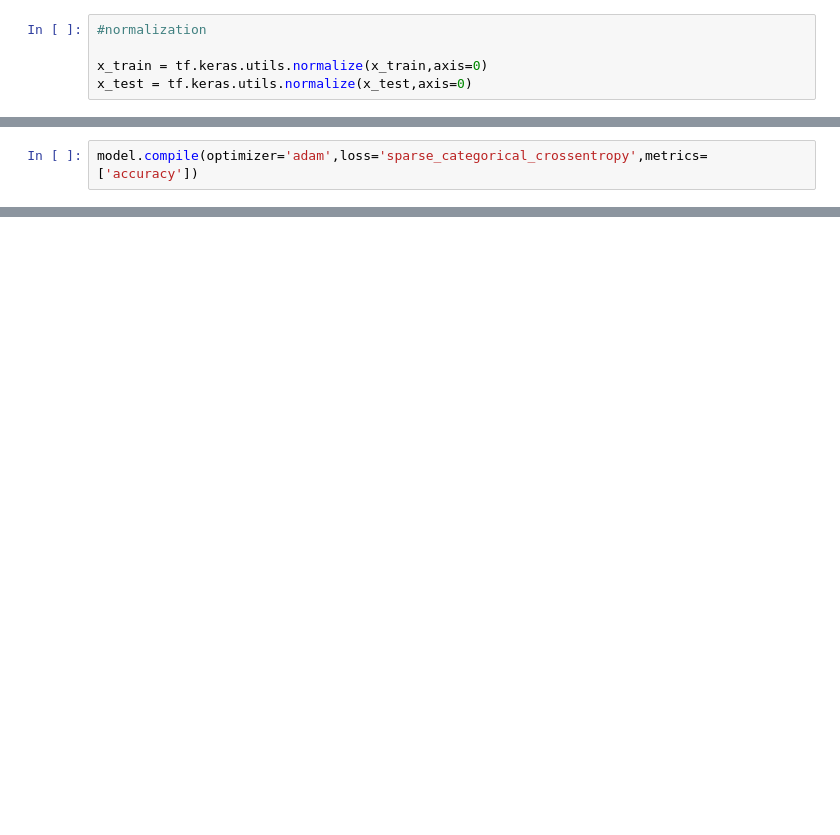
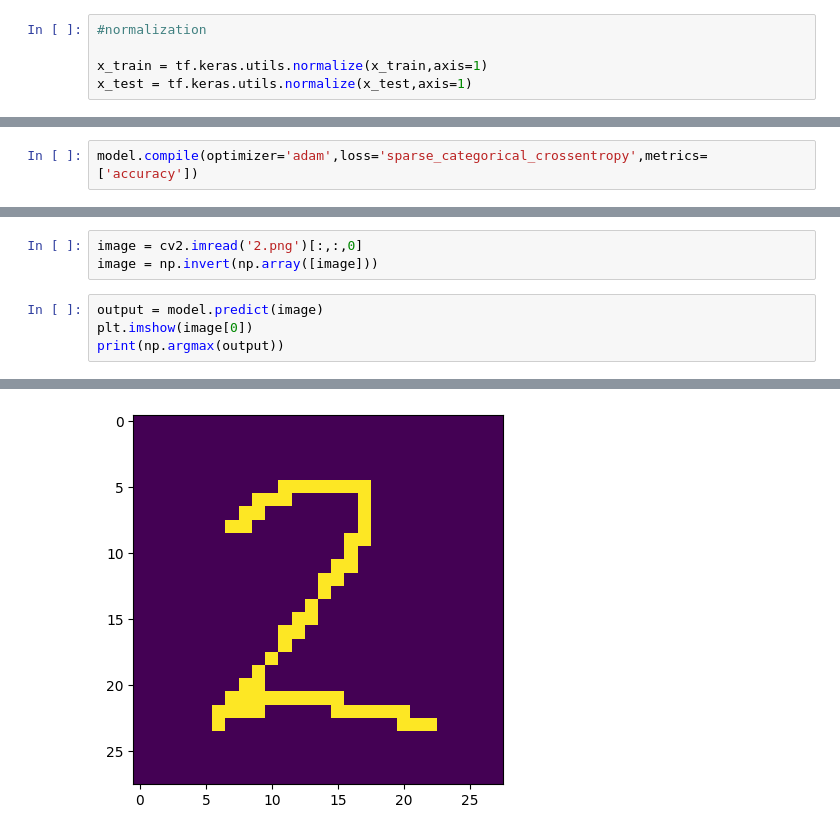
Before and after one commit to pradul7/Handwritten_digit_recognition, a Jupyter notebook: Handwritten_digit_recognition.ipynb, the cells around one changed output, grey strips where cells are left out. Saved outputs shown, nothing was run; the diff lists cells and outputs as text; blank space fills up the shorter version.

```diff
--- a/Handwritten_digit_recognition.ipynb
+++ b/Handwritten_digit_recognition.ipynb
@@ -26,8 +26,8 @@ for i in range(9):
 # %%
 #normalization
 
-x_train = tf.keras.utils.normalize(x_train,axis=0)
-x_test = tf.keras.utils.normalize(x_test,axis=0)
+x_train = tf.keras.utils.normalize(x_train,axis=1)
+x_test = tf.keras.utils.normalize(x_test,axis=1)
 # %% [markdown]
 Model
 # %%
@@ -90,0 +90,8 @@ Epoch 15/15
+# %%
+image = cv2.imread('2.png')[:,:,0]
+image = np.invert(np.array([image]))
+# %%
+output = model.predict(image)
+plt.imshow(image[0])
+print(np.argmax(output))
+# %% [output]
@@ -90,0 +100 @@ Epoch 15/15
+[figure, added]
```
Also changed, not shown: parts of 4 cells of this notebook.
